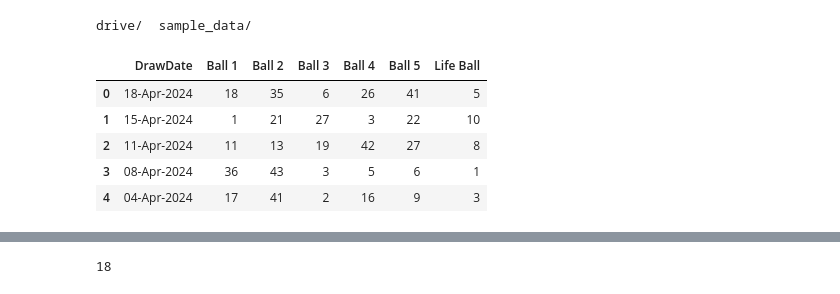
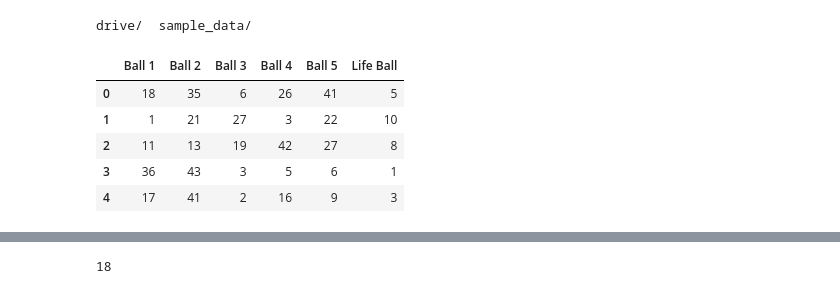
Before and after one commit to linux-bear/Lottery, a Jupyter notebook: SetForLife.ipynb, the cells around one changed output, grey strips where cells are left out. Drawn from its saved outputs; the diff is of its cells as text; code cells hidden in the pictures.

```diff
--- a/SetForLife.ipynb
+++ b/SetForLife.ipynb
@@ -16,4 +16,6 @@ drive/  sample_data/
 sfl_df = pd.read_csv("./drive/MyDrive/Colab Notebooks/setForLife.csv")
 # %%
 #print(sfl_df)
+# %%
+sfl_df = sfl_df.drop(columns = ["DrawDate", "Ball Set", "Machine", "DrawNumber"])
 # %%
@@ -21,9 +23,9 @@ sfl_edit_df = sfl_df[["DrawDate", "Ball 1", "Ball 2", "Ball 3", "Ball 4", "Ball
 # %%
-sfl_edit_df.head()
+sfl_df.head()
 # %% [output]
-|  | DrawDate | Ball 1 | Ball 2 | Ball 3 | Ball 4 | Ball 5 | Life Ball |
-| 0 | 18-Apr-2024 | 18 | 35 | 6 | 26 | 41 | 5 |
-| 1 | 15-Apr-2024 | 1 | 21 | 27 | 3 | 22 | 10 |
-| 2 | 11-Apr-2024 | 11 | 13 | 19 | 42 | 27 | 8 |
-| 3 | 08-Apr-2024 | 36 | 43 | 3 | 5 | 6 | 1 |
-| 4 | 04-Apr-2024 | 17 | 41 | 2 | 16 | 9 | 3 |
+|  | Ball 1 | Ball 2 | Ball 3 | Ball 4 | Ball 5 | Life Ball |
+| 0 | 18 | 35 | 6 | 26 | 41 | 5 |
+| 1 | 1 | 21 | 27 | 3 | 22 | 10 |
+| 2 | 11 | 13 | 19 | 42 | 27 | 8 |
+| 3 | 36 | 43 | 3 | 5 | 6 | 1 |
+| 4 | 17 | 41 | 2 | 16 | 9 | 3 |
```
Also changed, not shown: parts of 7 cells of this notebook.
